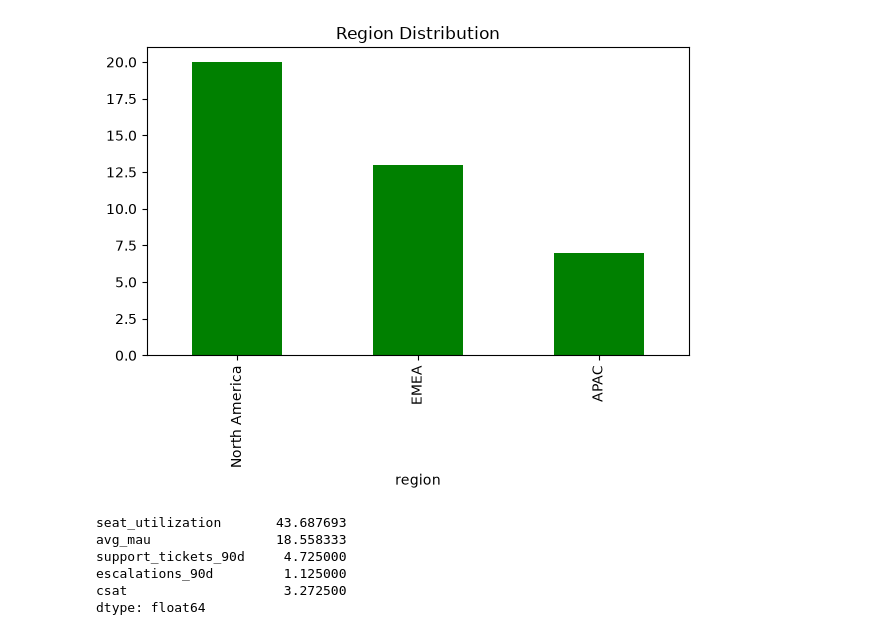
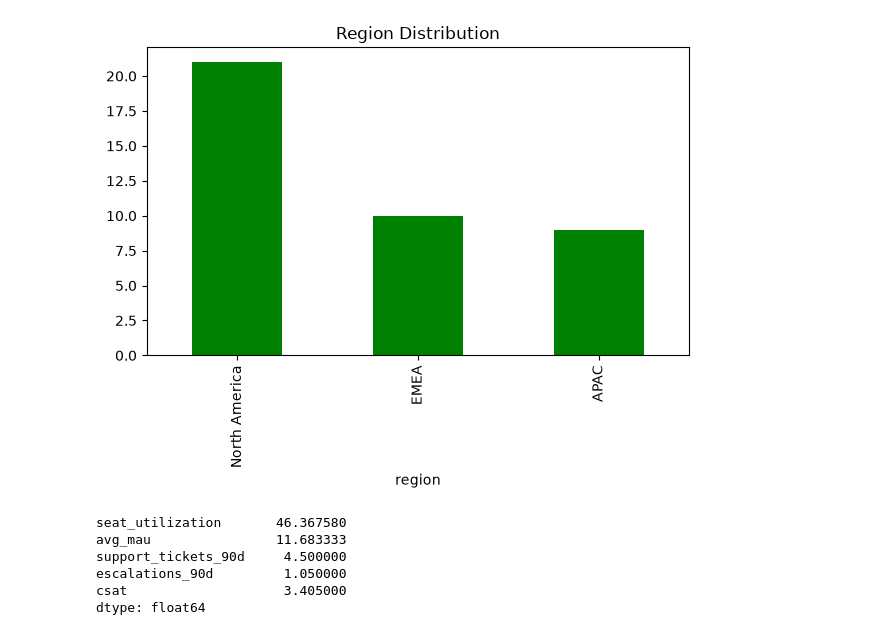
Before and after one commit to hr131464-lgtm/NorthBeam-Customer-Success-Strategy, a Jupyter notebook: notebooks/06_Final_Recommendations.ipynb, the cells around one changed output. Cells and saved outputs as stored; diff of their text form; code cells hidden in the pictures.

```diff
--- a/notebooks/06_Final_Recommendations.ipynb
+++ b/notebooks/06_Final_Recommendations.ipynb
@@ -2,5 +2,5 @@
 import pandas as pd
 import matplotlib.pyplot as plt
 # %%
-df = pd.read_csv("../northbeam_customer_health_scores.csv")
+df = pd.read_csv("../top_40_priority_customers.csv")
 # %%
@@ -82,17 +69,17 @@ APAC              7
 Name: count, dtype: int64
 # %%
-top_40["region"].value_counts().plot(
+df["region"].value_counts().plot(
     kind="bar",
     color="green",
     figsize=(7,4)
 )
 
 plt.title("Region Distribution")
 plt.show()
 # %% [output]
-[figure, old version]
+[figure, new version]
 # %%
-top_40[[
+df[[
     "seat_utilization",
     "avg_mau",
     "support_tickets_90d",
@@ -100,9 +87,9 @@ top_40[[
     "csat"
 ]].mean()
 # %% [output]
-seat_utilization       43.687693
-avg_mau                18.558333
-support_tickets_90d     4.725000
-escalations_90d         1.125000
-csat                    3.272500
+seat_utilization       46.367580
+avg_mau                11.683333
+support_tickets_90d     4.500000
+escalations_90d         1.050000
+csat                    3.405000
 dtype: float64
```
Also changed, not shown: parts of 6 cells of this notebook, 10 other files.
